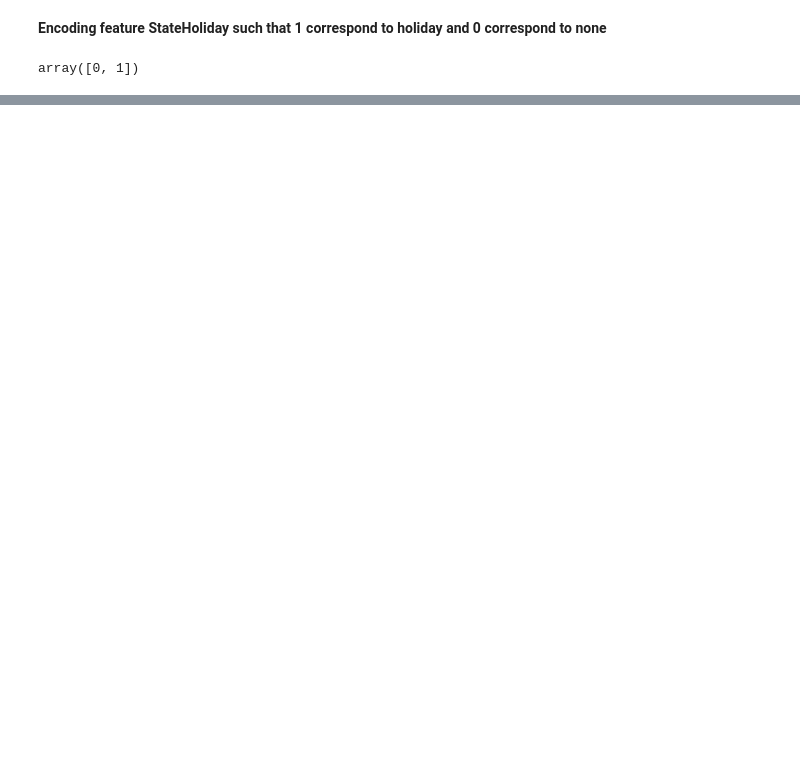
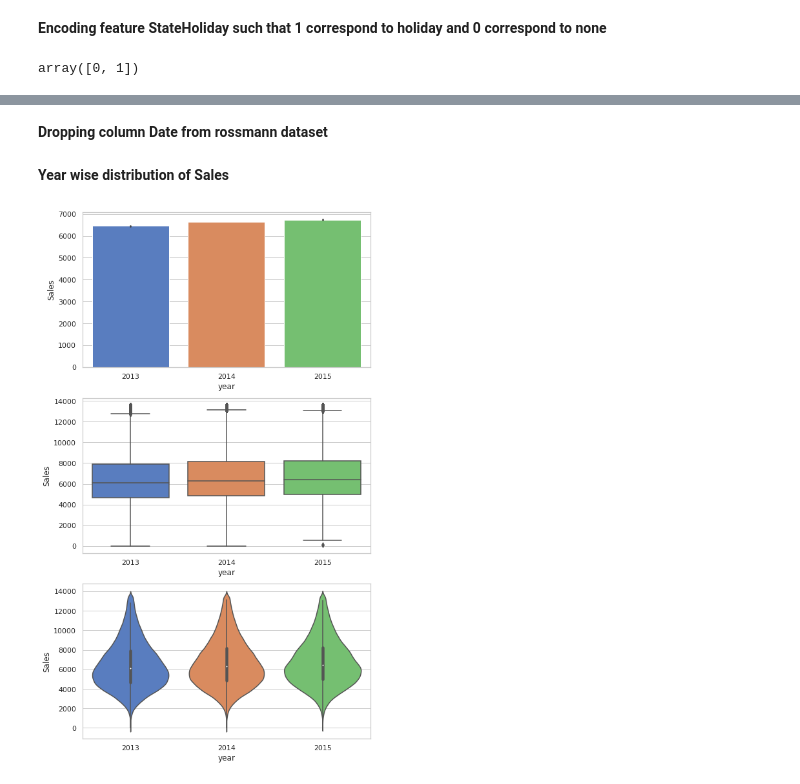
Before and after one commit to sudeep-009/Retail-Sales-Prediction, a Jupyter notebook: Rossmann_Sales_Prediction_Capstone_Project.ipynb, the cells around one changed output, grey strips where cells are left out. Drawn from its saved outputs; the diff is of its cells as text; code cells hidden in the pictures; blank space fills up the shorter version.

```diff
--- a/Rossmann_Sales_Prediction_Capstone_Project.ipynb
+++ b/Rossmann_Sales_Prediction_Capstone_Project.ipynb
@@ -382,0 +255,2 @@ pd.concat([store_df.head(),store_df.tail()])
+# %%
+rossmann_df['Date'] = pd.to_datetime(rossmann_df['Date'])
@@ -382,0 +263,22 @@ pd.concat([store_df.head(),store_df.tail()])
+# %%
+
+rossmann_df['year'] = rossmann_df['Date'].dt.year
+rossmann_df['month'] = rossmann_df['Date'].dt.month
+rossmann_df['week'] = rossmann_df['Date'].dt.week
+# %% [markdown]
+**Dropping column Date from rossmann dataset**
+# %%
+rossmann_df.drop('Date',axis=1,inplace=True)
+# %% [markdown]
+**Year wise distribution of Sales**
+# %%
+def plotter(StringA , StringB, dataFrame,width,height):
+  fig, axes = plt.subplots(3,1)
+  fig.set_size_inches(width, height)
+  sns.barplot(x=StringA, y=StringB, data=dataFrame , ax = axes[0])
+  sns.boxplot(x=StringA, y=StringB, data=dataFrame , ax=axes[1])
+  sns.violinplot(x=StringA, y=StringB, data=dataFrame , ax=axes[2])
+# %%
+plotter('year','Sales',rossmann_df,8,15)
+# %% [output]
+[figure, added]
```
Also changed, not shown: parts of 54 cells of this notebook.
